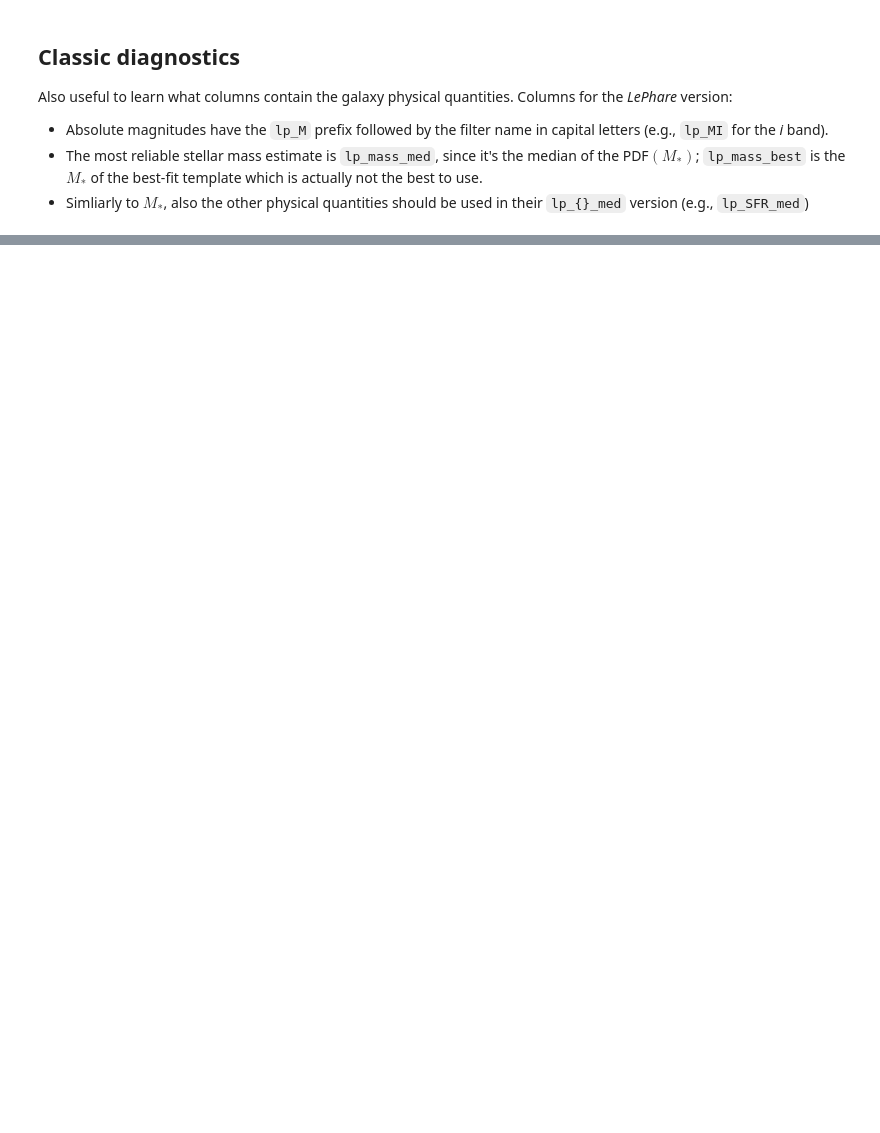
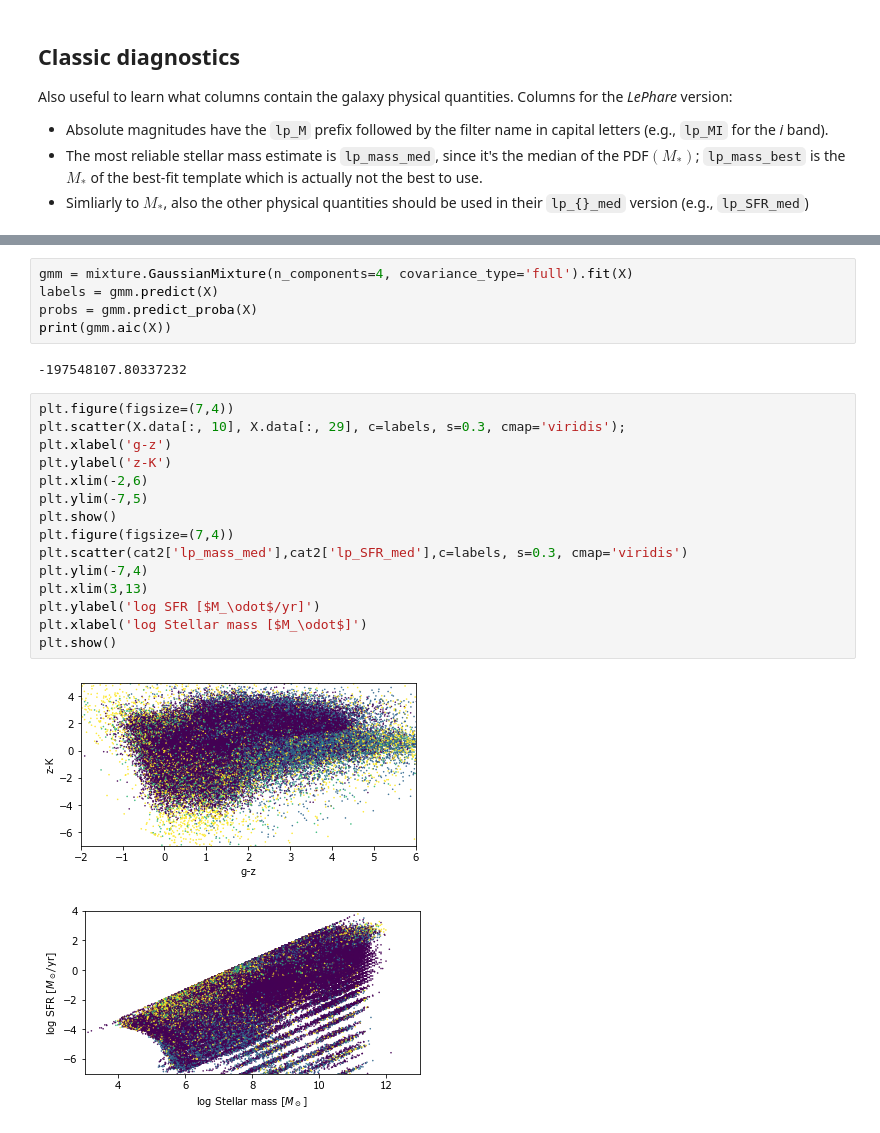
Before and after one commit to cosmic-dawn/cosmos2020-readcat, a Jupyter notebook: COSMOS2020_readcat.ipynb, the cells around one changed output, grey strips where cells are left out. Saved outputs shown, nothing was run; the diff lists cells and outputs as text; blank space fills up the shorter version.

```diff
--- a/COSMOS2020_readcat.ipynb
+++ b/COSMOS2020_readcat.ipynb
@@ -553,0 +619,25 @@ plt.show()
+# %%
+gmm = mixture.GaussianMixture(n_components=4, covariance_type='full').fit(X)
+labels = gmm.predict(X)
+probs = gmm.predict_proba(X)
+print(gmm.aic(X))
+# %% [output]
+-197548107.80337232
+# %%
+plt.figure(figsize=(7,4))
+plt.scatter(X.data[:, 10], X.data[:, 29], c=labels, s=0.3, cmap='viridis');
+plt.xlabel('g-z')
+plt.ylabel('z-K')
+plt.xlim(-2,6)
+plt.ylim(-7,5)
+plt.show()
+plt.figure(figsize=(7,4))
+plt.scatter(cat2['lp_mass_med'],cat2['lp_SFR_med'],c=labels, s=0.3, cmap='viridis')
+plt.ylim(-7,4)
+plt.xlim(3,13)
+plt.ylabel('log SFR [$M_\odot$/yr]')
+plt.xlabel('log Stellar mass [$M_\odot$]')
+plt.show()
+# %% [output]
+[figure, added]
+[figure, added]
```
Also changed, not shown: parts of 12 cells of this notebook.
